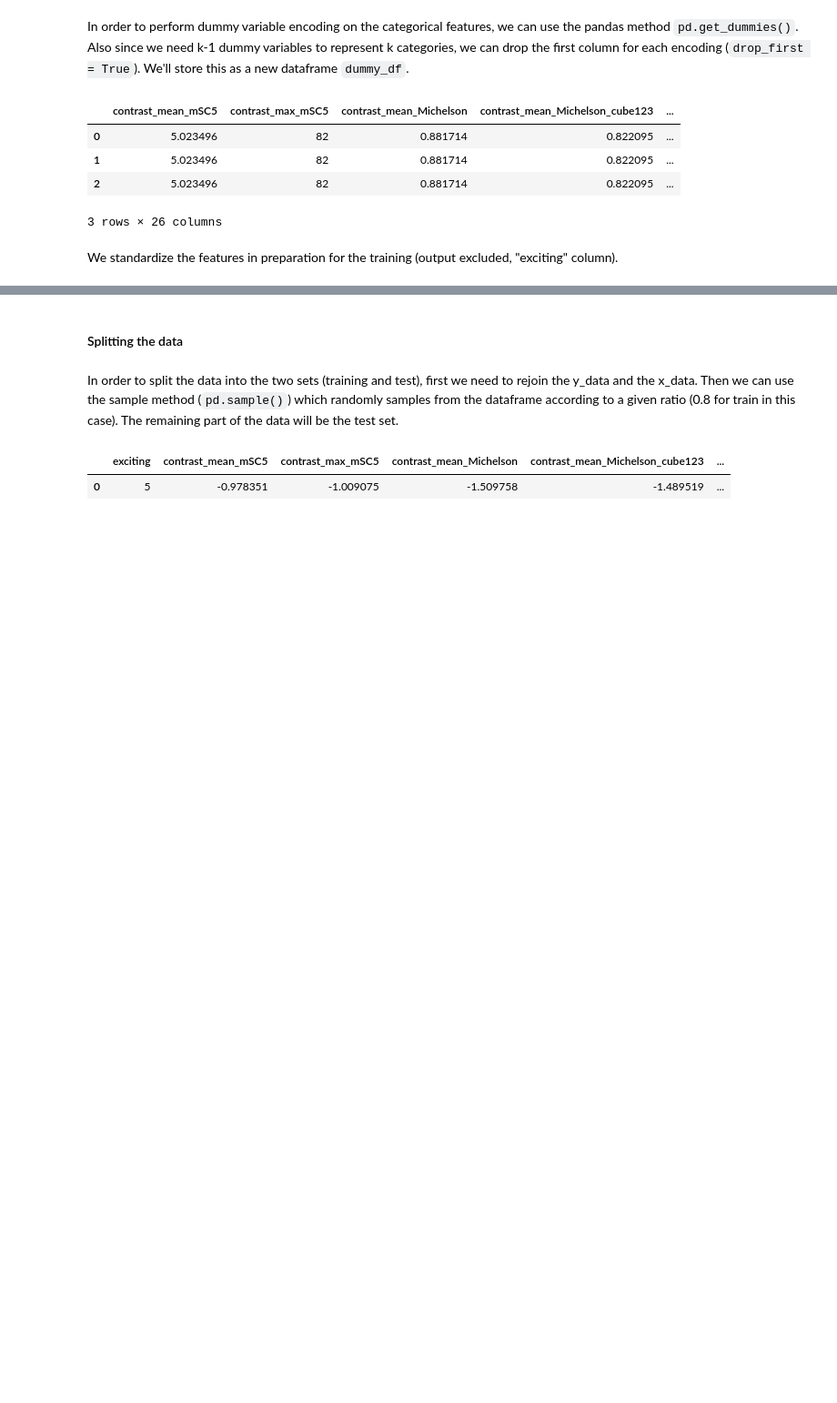
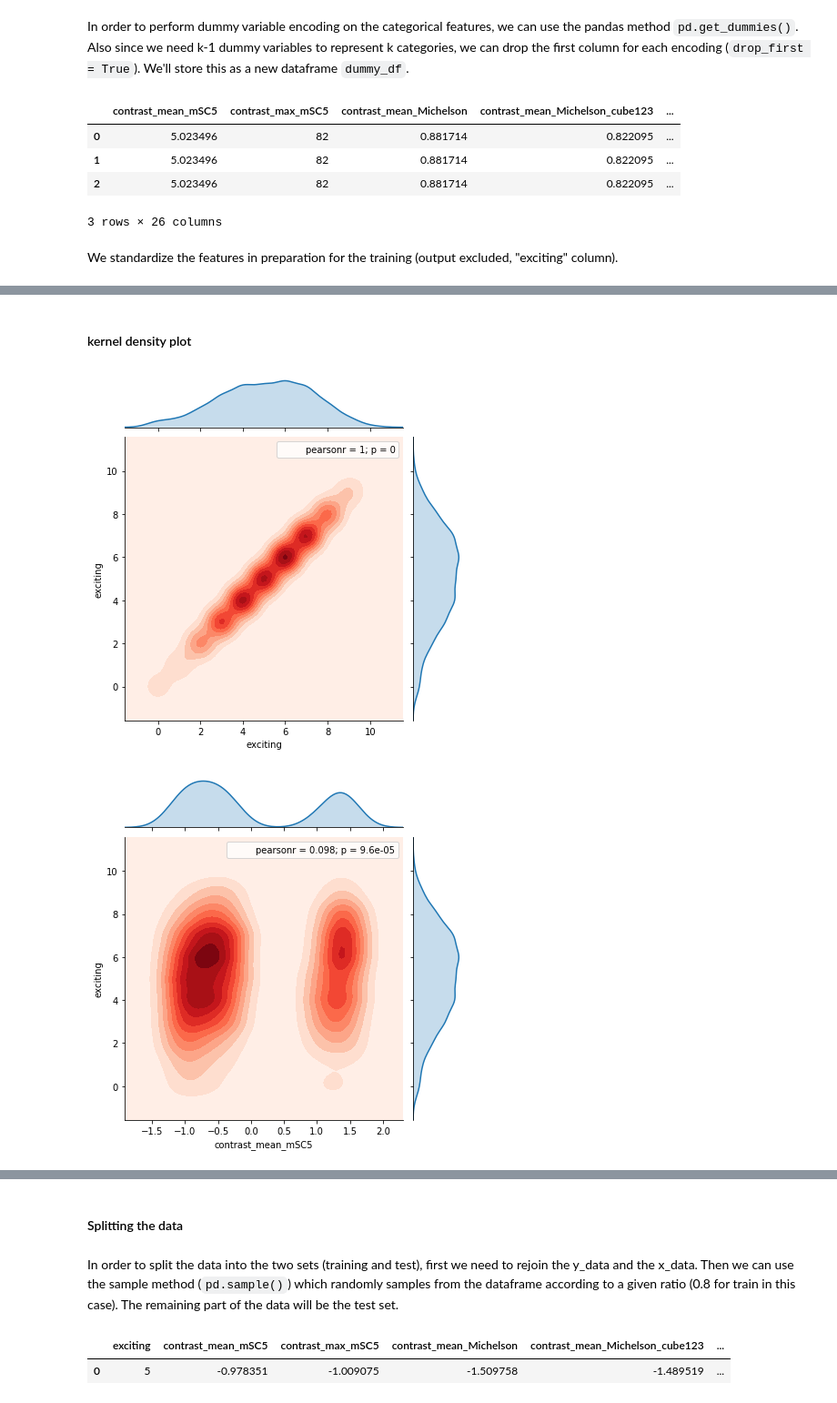
Before and after one commit to joSanchez28/Machine-Learning-EPFL, a Jupyter notebook: Project2-ArchitectureExperiment/Project2-Notebook.ipynb, the cells around one changed output, grey strips where cells are left out. Shown at 91% size. Saved outputs shown, nothing was run; the diff lists cells and outputs as text; code cells hidden in the pictures; blank space fills up the shorter version.

```diff
--- a/Project2-ArchitectureExperiment/Project2-Notebook.ipynb
+++ b/Project2-ArchitectureExperiment/Project2-Notebook.ipynb
@@ -262,0 +385,8 @@ x_data = dummy_df #x_data is the final standardized data
+# %% [markdown]
+#### kernel density plot
+# %%
+for feature in numeric_data.columns:
+    sns.jointplot( numeric_data[feature], numeric_data.exciting, kind = "kdeplot", cmap="Reds", shade=True)
+# %% [output]
+[figure, added]
+[figure, added]
```
Also changed, not shown: parts of 29 cells of this notebook.
